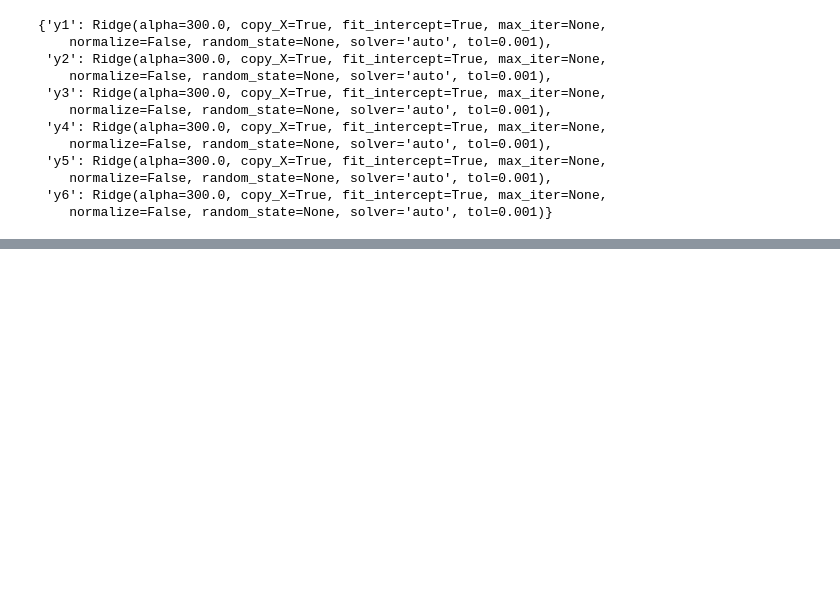
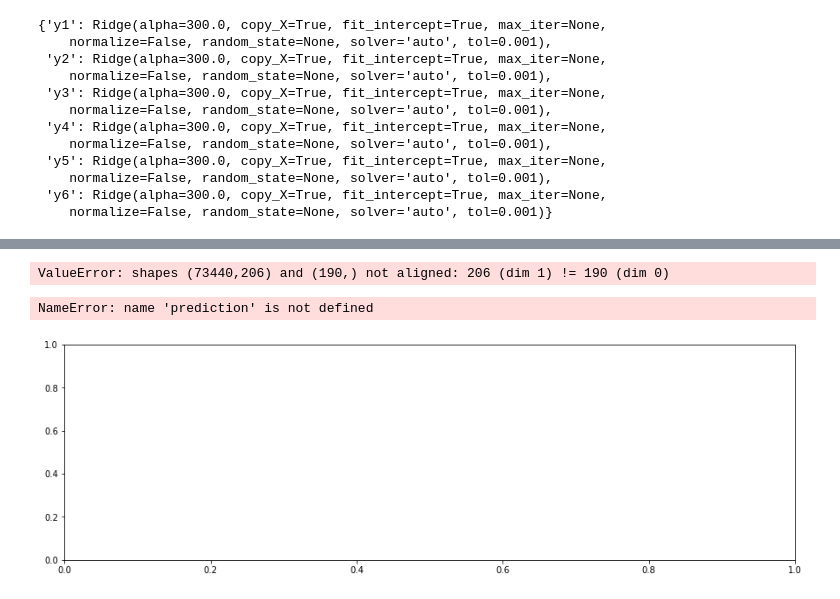
Before and after one commit to PhySci/projectNYtaxi, a Jupyter notebook: week5/week 5.ipynb, the cells around one changed output, grey strips where cells are left out. Drawn from its saved outputs; the diff is of its cells as text; code cells hidden in the pictures; blank space fills up the shorter version.

```diff
--- a/week5/week 5.ipynb
+++ b/week5/week 5.ipynb
@@ -207,6 +207,3 @@ for regName in regNames:
 <li> Тестовая, на которой вы будете подбирать значения гиперпараметров — май 2016
 <li> Итоговая, которая не будет использоваться при настройке моделей вообще — июнь 2016
 </ul>
-# %%
-df3 = pd.get_dummies(df3,'regions')
-df3.reset_index(inplace=True)
@@ -212,0 +219,5 @@ df3.reset_index(inplace=True)
+# %%
+df3.reset_index(inplace=True)
+regIds = df3.get('region')
+df3 = pd.get_dummies(df3,'region')
+print df3.shape
@@ -362,0 +323,22 @@ array([ 161.10568726])
+# %%
+def getTrips(X):
+    model1 = bestModels.get('y1')
+    model2 = bestModels.get('y2')
+    model3 = bestModels.get('y3')
+    model4 = bestModels.get('y4')
+    model5 = bestModels.get('y5')
+    model6 = bestModels.get('y6')
+    pr1 = model1.predict(X)
+    pr2 = model2.predict(X)
+    pr3 = model3.predict(X)
+    pr4 = model4.predict(X)
+    pr5 = model5.predict(X)
+    pr6 = model6.predict(X)
+    pr1[pr1<0] = 0
+    pr2[pr2<0] = 0
+    pr3[pr3<0] = 0
+    pr4[pr4<0] = 0
+    pr5[pr5<0] = 0
+    pr6[pr6<0] = 0
+
+    return np.array([pr1, pr2, pr3, pr4, pr5, pr6])
@@ -362,0 +365,4 @@ array([ 161.10568726])
+# %%
+prediction = getTrips(testSet)
+# %% [output]
+ValueError: shapes (73440,206) and (190,) not aligned: 206 (dim 1) != 190 (dim 0)
@@ -362,0 +383,16 @@ array([ 161.10568726])
+# %%
+st = 1.24e4
+ed = 1.26e4
+
+plt.figure(figsize = [15, 10])
+plt.subplot(211)
+plt.plot(prediction)
+plt.plot(tmpValidation.loc[:,'y'].values)
+plt.xlim([st,ed])
+
+plt.subplot(212)
+plt.plot(tmpValidation.loc[:,'y'].values-prediction)
+plt.xlim([st,ed])
+# %% [output]
+NameError: name 'prediction' is not defined
+[figure, added]
```
Also changed, not shown: parts of 20 cells of this notebook, 1 other file.
